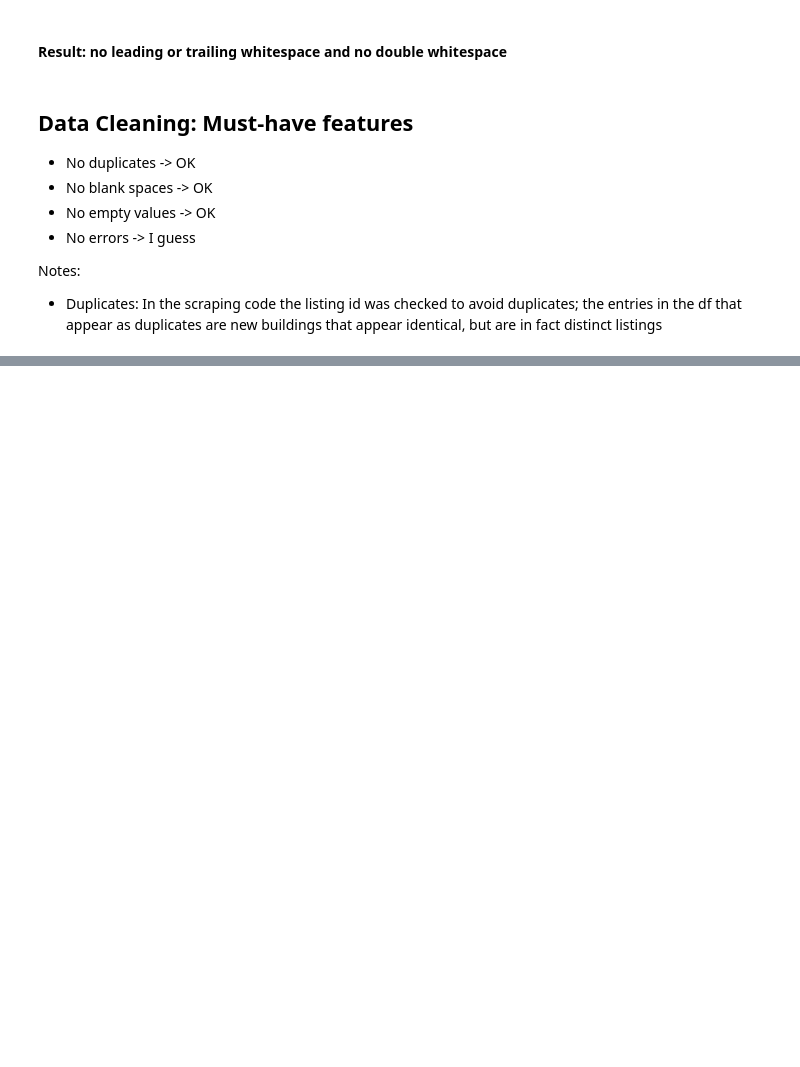
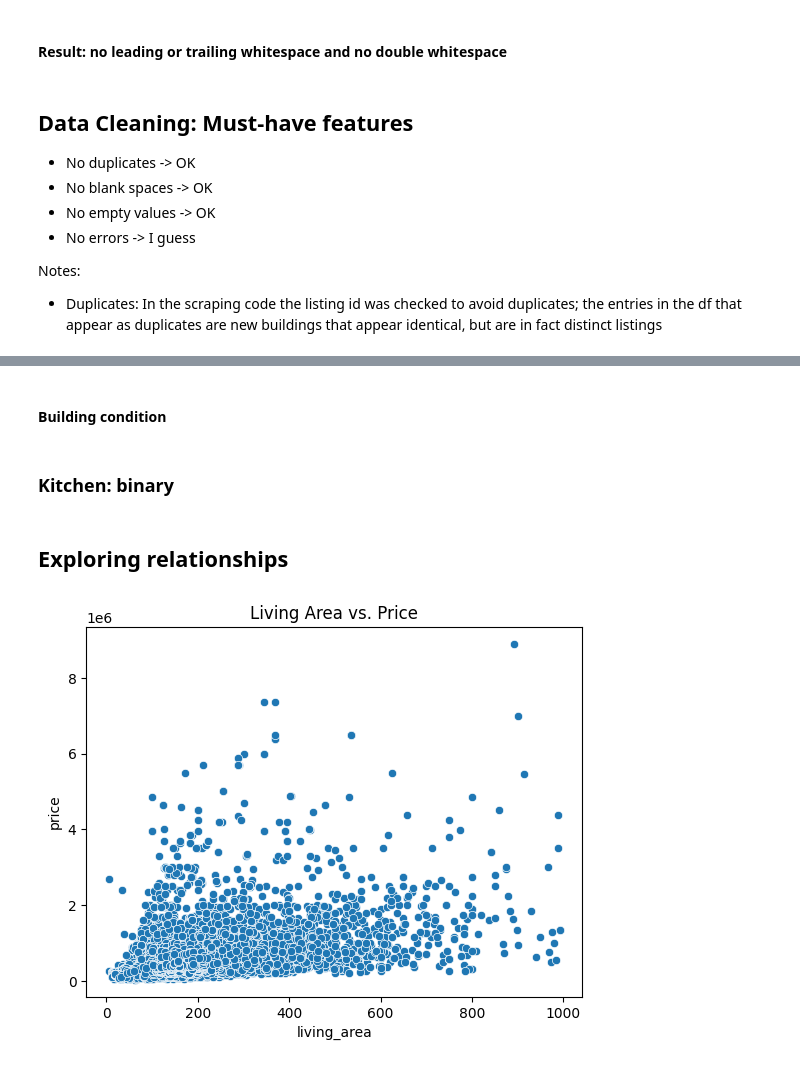
Before and after one commit to Alkszo/immo_eliza_analysis, a Jupyter notebook: notebooks/Miriam-notebook.ipynb, the cells around one changed output, grey strips where cells are left out. Drawn from its saved outputs; the diff is of its cells as text; code cells hidden in the pictures; blank space fills up the shorter version.

Commit message:
Added encoding of categorical to numerical data in my notebook

```diff
--- a/notebooks/Miriam-notebook.ipynb
+++ b/notebooks/Miriam-notebook.ipynb
@@ -137,3 +163,3 @@ Notes:
 # %%
 # Import cleaned dataset
-df_cleaned = pd.read_csv("../cleaned-data.csv")
+dfc = pd.read_csv("../cleaned-data.csv")
@@ -139,0 +239,46 @@ df_cleaned = pd.read_csv("../cleaned-data.csv")
+# %%
+# Define grouped mapping
+property_group_mapping = {
+    'apartment': 1, 'flat studio': 1, 'penthouse': 1, 'ground floor': 1, 'loft': 1,
+    'house': 2, 'villa': 2, 'bungalow': 2, 'town house': 2, 'manor house': 2,
+    'mansion': 3, 'castle': 3, 'exceptional property': 3,
+    'mixed use building': 4, 'service flat': 4,
+    'kot': 5, 'triplex': 5, 'country cottage': 5, 'farmhouse': 5, 'chalet': 5, 'other property': 5
+}
+
+# Apply the grouped mapping
+dfc['property_group_encoded'] = dfc['subtype_of_property'].map(property_group_mapping)
+# %% [markdown]
+#### Building condition
+# %%
+# Define the mapping based on condition quality
+building_condition_mapping = {
+    'good': 1,
+    'to renovate': 2,
+    'to restore': 3,
+    'no info': 4  # Treat as a separate category
+}
+
+# Apply the mapping
+dfc['building_condition_encoded'] = dfc['building_condition'].map(building_condition_mapping)
+# %% [markdown]
+### Kitchen: binary
+# %%
+# Create the new column based on the condition
+dfc['equipped_kitchen_binary'] = dfc['equipped_kitchen'].apply(lambda x: 1 if x == 'equipped' else 0)
+
+# Display the updated DataFrame
+dfc.head()
+# %% [markdown]
+## Exploring relationships
+# %%
+# Exploring relationships between two numerical variables
+
+# x-axis for variable controlled
+# y-axis for outcome or response
+
+sns.scatterplot(x='living_area', y='price', data=dfc)
+plt.title("Living Area vs. Price")
+plt.show()
+# %% [output]
+[figure, added]
```
Also changed, not shown: parts of 9 cells of this notebook.
